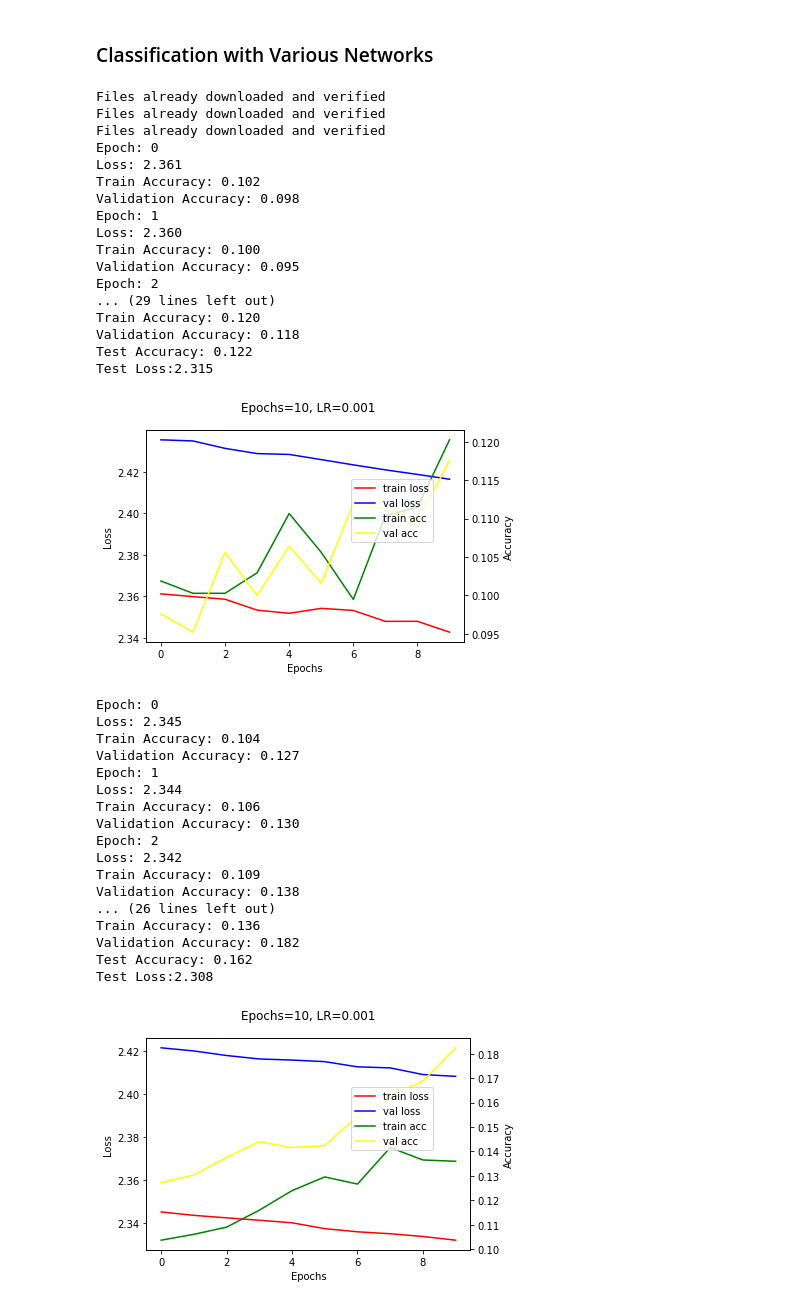
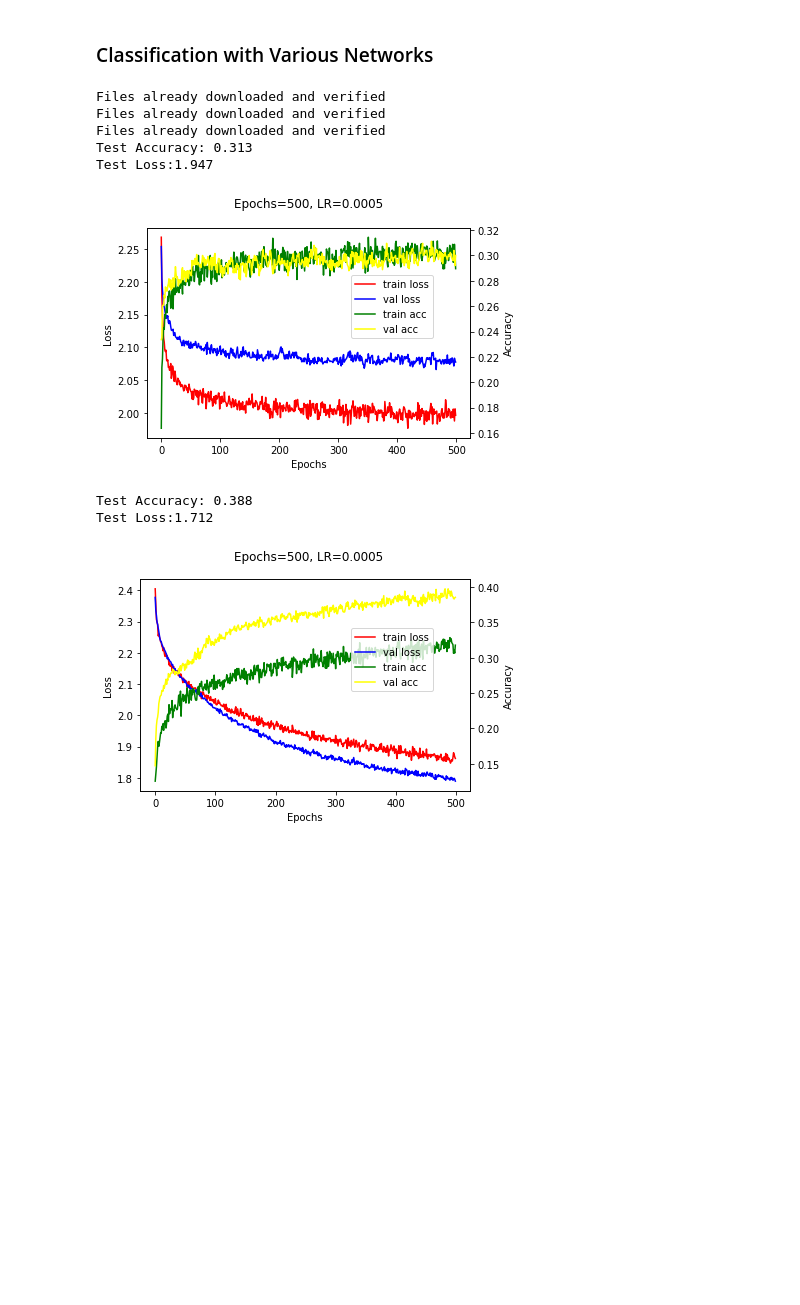
Before and after one commit to ofek181/MobileNetV2-comparison, a Jupyter notebook: MobileNetV2_compare.ipynb, the cells around one changed output. Saved outputs shown, nothing was run; the diff lists cells and outputs as text; code cells hidden in the pictures; blank space fills up the shorter version.

```diff
--- a/MobileNetV2_compare.ipynb
+++ b/MobileNetV2_compare.ipynb
@@ -191,15 +191,15 @@ class Fixed_MobileNetV2(torch.nn.Module):
         for param in self.mobilenetv2.parameters():
             param.requires_grad = False
 
-        self.mobilenetv2.classifier[1] = torch.nn.Linear(self.mobilenetv2.last_channel, layer_size[0])
+        self.layer1 = torch.nn.Linear(self.mobilenetv2.classifier[1].out_features, layer_size[0])
         self.layer2 = torch.nn.Linear(in_features=layer_size[0], out_features=layer_size[1])
         self.output = torch.nn.Linear(layer_size[1], layer_size[2])
 
 
     def forward(self, features, activation_function: torch.nn.functional = torch.nn.functional.relu):
-        data_after_layer_1 = activation_function(self.mobilenetv2(features))
+        data_after_layer_1 = activation_function(self.layer1(features))
         data_after_layer_2 = activation_function(self.layer2(data_after_layer_1))
-        predictions = activation_function(self.output(data_after_layer_2))
+        predictions = self.output(data_after_layer_2)
         return predictions
 
 layer_size = [500, 100, 10]
@@ -287,8 +287,8 @@ def train_net(load_train: torch.utils.data.dataloader, load_val: torch.utils.dat
         val_acc.append(v_acc)
         val_loss.append(v_loss)
 
-        print('Epoch: {0}\nLoss: {1:.3f}\nTrain Accuracy: {2:.3f}\nValidation Accuracy: {3:.3f}'
-        .format(epoch, train_loss[-1], train_acc[-1], val_acc[-1]))
+        # print('Epoch: {0}\nLoss: {1:.3f}\nTrain Accuracy: {2:.3f}\nValidation Accuracy: {3:.3f}'
+        # .format(epoch, train_loss[-1], train_acc[-1], val_acc[-1]))
 
     return train_loss, val_loss, train_acc, val_acc, model
 # %%
@@ -312,7 +312,7 @@ def plot_loss(train_loss, val_loss, train_acc, val_acc, epochs, lr):
     plt.show()
 # %%
 # set epoch, learning rate and seed
-epochs = 256
+epochs = 500
 lr = 0.0005
 seed = 1
 
@@ -342,65 +342,37 @@ input_size = 64 * 64 * 3
 output_size = len(true_labels)
 LR = LogisticRegression(input_dim=input_size, output_dim=output_size).to(device)
 input_size = 64 * 64 * 3
 hidden1_size = 200
 hidden2_size = 100
 hidden3_size = 50
 output_size = len(true_labels)
 layers = [input_size, hidden1_size, hidden2_size, hidden3_size, output_size]
 dropout_precentage = 0.3
 FCNN = FullyConnectedNet(layer_size=layers, drop_precentage=dropout_precentage).to(device)
 channel_size = [3, 10, 64]
 kernel_size = [3, 3]
 fclayer_size = [64 * 14 * 14, 100, 50, output_size]
 CNN = ConvNet(channel_size, kernel_size, fclayer_size).to(device)
 layer_size = [500, 100, output_size]
 FMNV2 = Fixed_MobileNetV2(layer_size).to(device)
 layer_size = [500, 100, output_size]
 LMNV2 = Learned_MobileNetV2(layer_size).to(device)
 
-# models = [LR, FCNN, CNN, FMNV2, LMNV2]
-models = [LMNV2, FMNV2]
+models = [LR, FCNN, CNN, FMNV2, LMNV2]
 
 # run over all models
 for model in models:
     train_loss, val_loss, train_acc, val_acc, model = train_net(load_train, load_val, model, device, lr, epochs)
     test_acc, test_loss = test(load_test, model, device)
     print('Test Accuracy: {0:.3f}\nTest Loss:{1:.3f}'.format(test_acc, test_loss))
     plot_loss(train_loss, val_loss, train_acc, val_acc, epochs, lr)
 # %% [output]
 Files already downloaded and verified
 Files already downloaded and verified
 Files already downloaded and verified
-Epoch: 0
-Loss: 2.361
-Train Accuracy: 0.102
-Validation Accuracy: 0.098
-Epoch: 1
-Loss: 2.360
-Train Accuracy: 0.100
-Validation Accuracy: 0.095
-Epoch: 2
-... (29 lines left out)
-Train Accuracy: 0.120
-Validation Accuracy: 0.118
-Test Accuracy: 0.122
-Test Loss:2.315
+Test Accuracy: 0.313
+Test Loss:1.947
-[figure, old version]
+[figure, new version]
-Epoch: 0
-Loss: 2.345
-Train Accuracy: 0.104
-Validation Accuracy: 0.127
-Epoch: 1
-Loss: 2.344
-Train Accuracy: 0.106
-Validation Accuracy: 0.130
-Epoch: 2
-Loss: 2.342
-Train Accuracy: 0.109
-Validation Accuracy: 0.138
-... (26 lines left out)
-Train Accuracy: 0.136
-Validation Accuracy: 0.182
-Test Accuracy: 0.162
-Test Loss:2.308
+Test Accuracy: 0.388
+Test Loss:1.712
-[figure, old version]
+[figure, new version]
```
Also changed, not shown: parts of 1 cell of this notebook.
